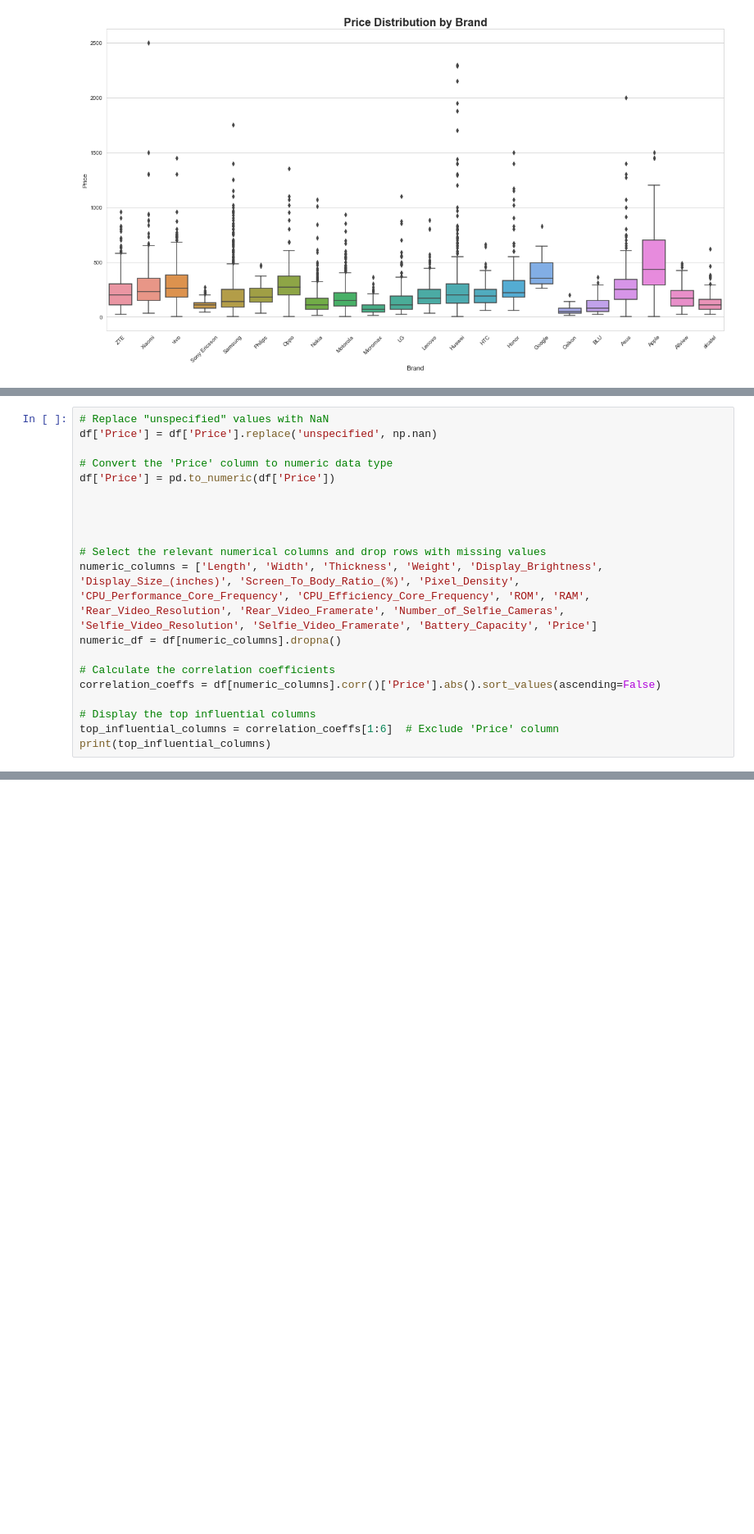
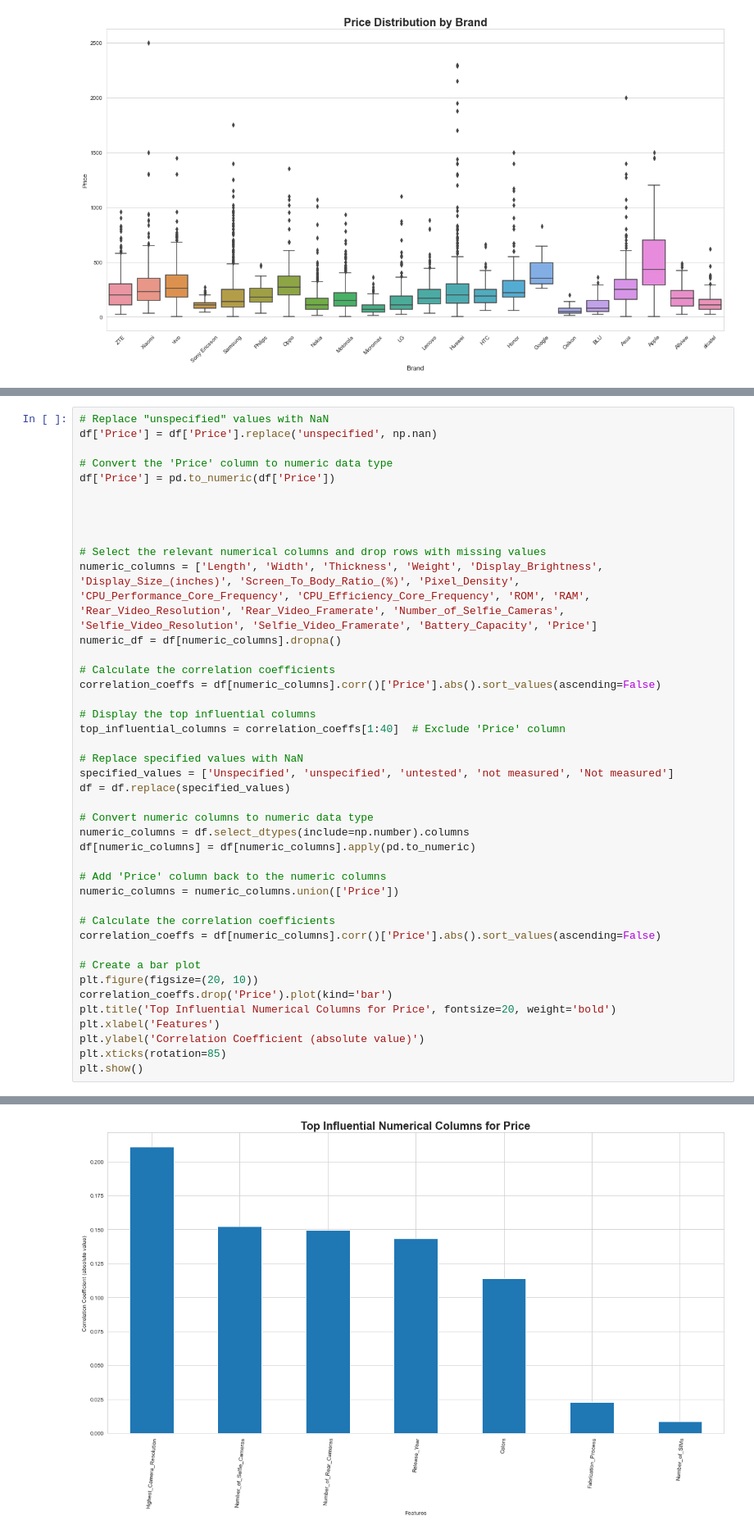
Before and after one commit to AlbertHunduza/Smartphone-Project, a Jupyter notebook: Overview and Analysis.ipynb, the cells around one changed output, grey strips where cells are left out. Shown at 82% size. Drawn from its saved outputs; the diff is of its cells as text; blank space fills up the shorter version.

Commit message:
finished price analysis

```diff
--- a/Overview and Analysis.ipynb
+++ b/Overview and Analysis.ipynb
@@ -1868,6 +1845,28 @@ numeric_df = df[numeric_columns].dropna()
 correlation_coeffs = df[numeric_columns].corr()['Price'].abs().sort_values(ascending=False)
 
 # Display the top influential columns
-top_influential_columns = correlation_coeffs[1:6]  # Exclude 'Price' column
-print(top_influential_columns)
+top_influential_columns = correlation_coeffs[1:40]  # Exclude 'Price' column
+
+# Replace specified values with NaN
+specified_values = ['Unspecified', 'unspecified', 'untested', 'not measured', 'Not measured']
+df = df.replace(specified_values)
+
+# Convert numeric columns to numeric data type
+numeric_columns = df.select_dtypes(include=np.number).columns
+df[numeric_columns] = df[numeric_columns].apply(pd.to_numeric)
+
+# Add 'Price' column back to the numeric columns
+numeric_columns = numeric_columns.union(['Price'])
+
+# Calculate the correlation coefficients
+correlation_coeffs = df[numeric_columns].corr()['Price'].abs().sort_values(ascending=False)
+
+# Create a bar plot
+plt.figure(figsize=(20, 10))
+correlation_coeffs.drop('Price').plot(kind='bar')
+plt.title('Top Influential Numerical Columns for Price', fontsize=20, weight='bold')
+plt.xlabel('Features')
+plt.ylabel('Correlation Coefficient (absolute value)')
+plt.xticks(rotation=85)
+plt.show()
 # %% [output]
@@ -1875,0 +1873 @@ Name: Price, dtype: float64
+[figure, added]
```
Also changed, not shown: parts of 7 cells of this notebook.
